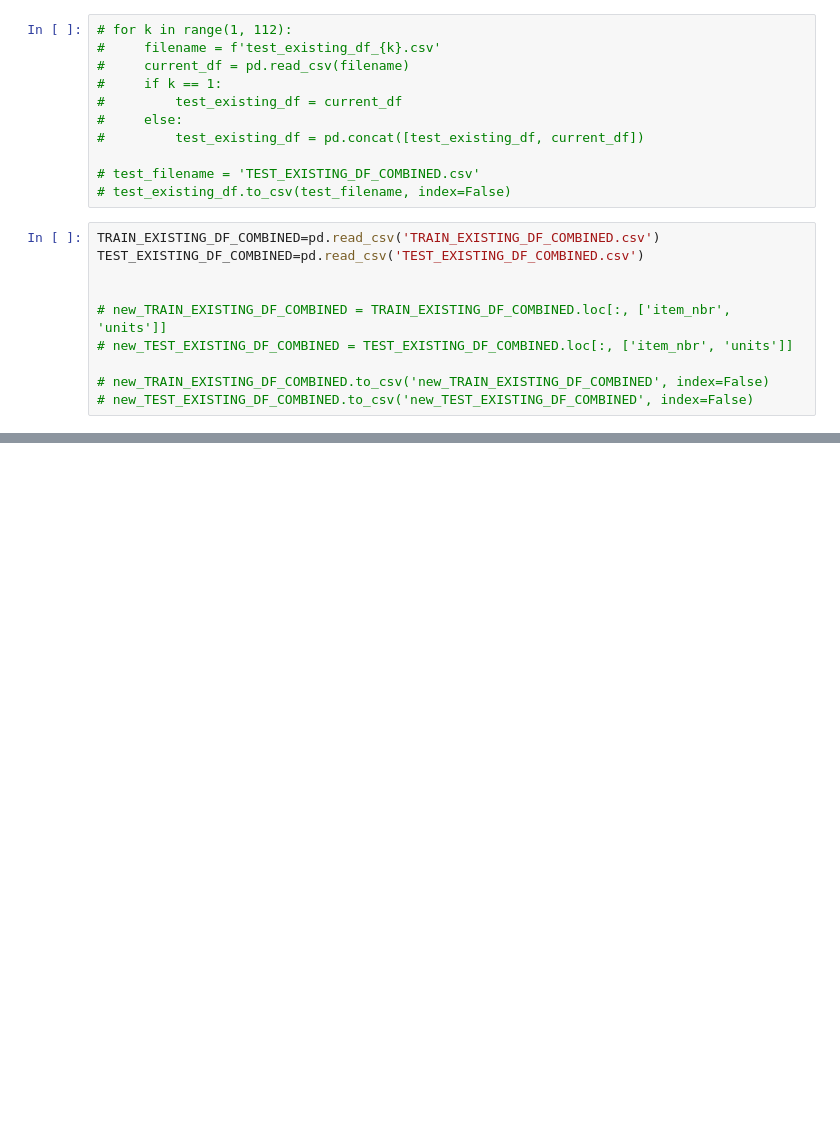
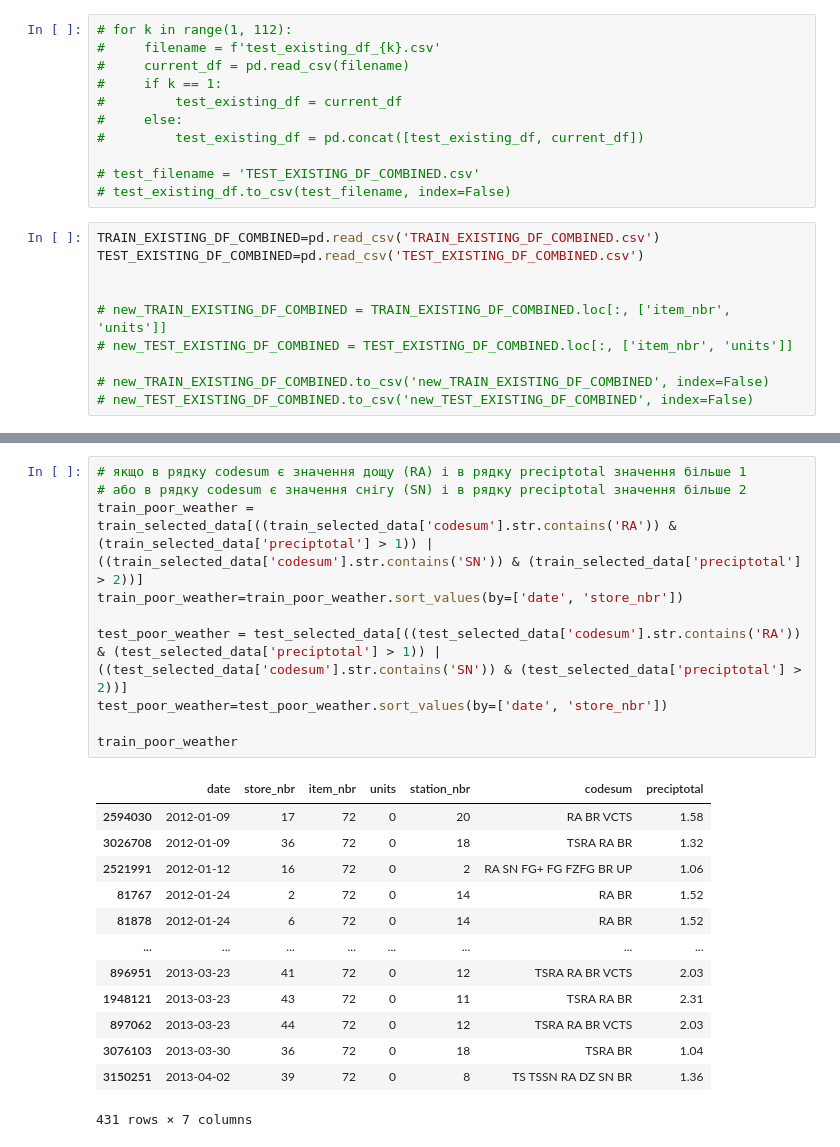
Before and after one commit to Zhenya72/GroupProject, a Jupyter notebook: Group_analysis.ipynb, the cells around one changed output, grey strips where cells are left out. Saved outputs shown, nothing was run; the diff lists cells and outputs as text; blank space fills up the shorter version.

```diff
--- a/Group_analysis.ipynb
+++ b/Group_analysis.ipynb
@@ -373,0 +397,24 @@ plt.show()
+# %%
+# якщо в рядку codesum є значення дощу (RA) і в рядку preciptotal значення більше 1
+# або в рядку codesum є значення снігу (SN) і в рядку preciptotal значення більше 2
+train_poor_weather = train_selected_data[((train_selected_data['codesum'].str.contains('RA')) & (train_selected_data['preciptotal'] > 1)) | ((train_selected_data['codesum'].str.contains('SN')) & (train_selected_data['preciptotal'] > 2))]
+train_poor_weather=train_poor_weather.sort_values(by=['date', 'store_nbr'])
+
+test_poor_weather = test_selected_data[((test_selected_data['codesum'].str.contains('RA')) & (test_selected_data['preciptotal'] > 1)) | ((test_selected_data['codesum'].str.contains('SN')) & (test_selected_data['preciptotal'] > 2))]
+test_poor_weather=test_poor_weather.sort_values(by=['date', 'store_nbr'])
+
+train_poor_weather
+# %% [output]
+|  | date | store_nbr | item_nbr | units | station_nbr | codesum | preciptotal |
+| 2594030 | 2012-01-09 | 17 | 72 | 0 | 20 | RA BR VCTS | 1.58 |
+| 3026708 | 2012-01-09 | 36 | 72 | 0 | 18 | TSRA RA BR | 1.32 |
+| 2521991 | 2012-01-12 | 16 | 72 | 0 | 2 | RA SN FG+ FG FZFG BR UP | 1.06 |
+| 81767 | 2012-01-24 | 2 | 72 | 0 | 14 | RA BR | 1.52 |
+| 81878 | 2012-01-24 | 6 | 72 | 0 | 14 | RA BR | 1.52 |
+| ... | ... | ... | ... | ... | ... | ... | ... |
+| 896951 | 2013-03-23 | 41 | 72 | 0 | 12 | TSRA RA BR VCTS | 2.03 |
+| 1948121 | 2013-03-23 | 43 | 72 | 0 | 11 | TSRA RA BR | 2.31 |
+| 897062 | 2013-03-23 | 44 | 72 | 0 | 12 | TSRA RA BR VCTS | 2.03 |
+| 3076103 | 2013-03-30 | 36 | 72 | 0 | 18 | TSRA BR | 1.04 |
+| 3150251 | 2013-04-02 | 39 | 72 | 0 | 8 | TS TSSN RA DZ SN BR | 1.36 |
+431 rows × 7 columns
```
Also changed, not shown: parts of 8 cells of this notebook.
